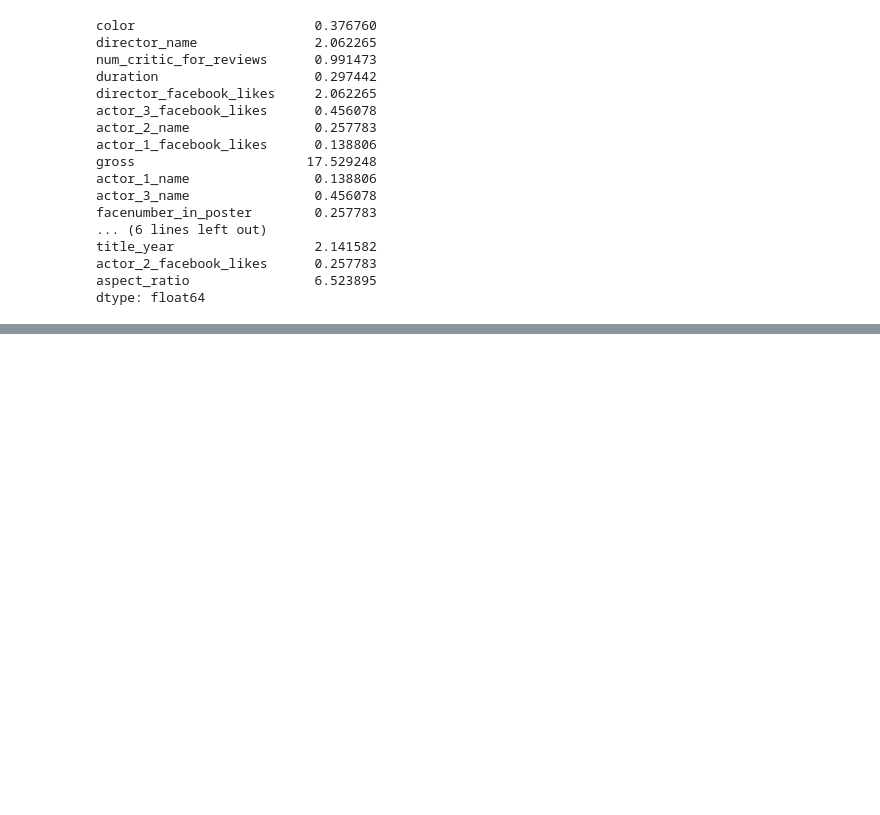
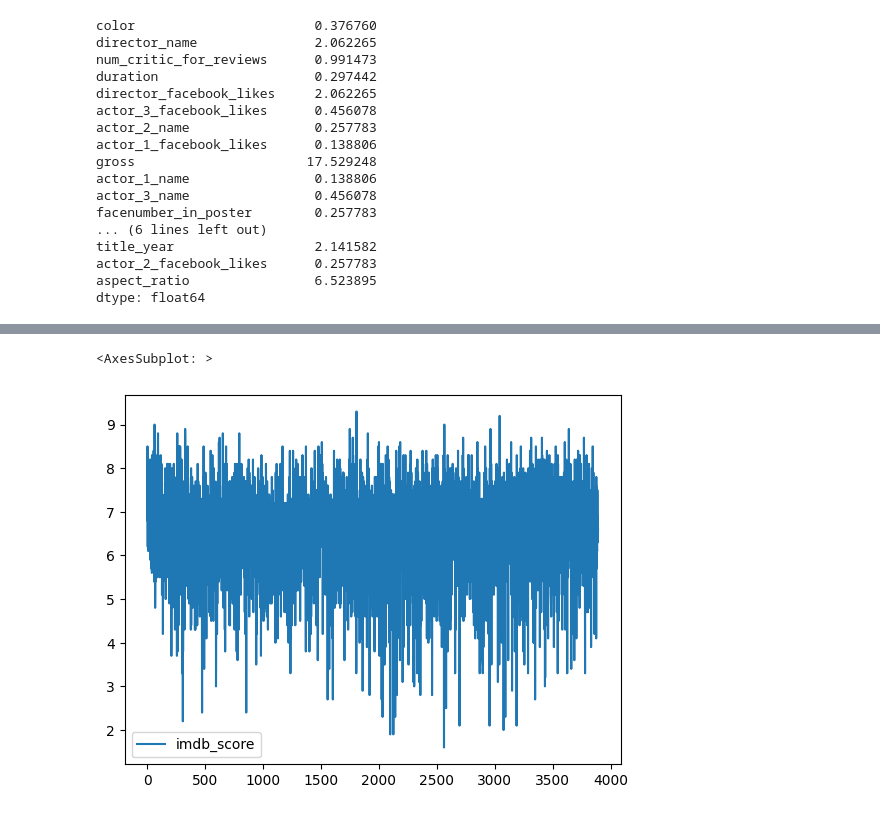
Before and after one commit to pongsapaks/DADS5001, a Jupyter notebook: IMDB.ipynb, the cells around one changed output, grey strips where cells are left out. Cells and saved outputs as stored; diff of their text form; code cells hidden in the pictures; blank space fills up the shorter version.

```diff
--- a/IMDB.ipynb
+++ b/IMDB.ipynb
@@ -74,4 +175,8 @@ df['gross'].plot()
 # %%
 #4.หนังของประเทศไหน ได้รับความนิยมสูง
 p_country = df.loc[:,['country','imdb_score']]
+p_country
 p_country.plot()
+# %% [output]
+<AxesSubplot: >
+[figure, added]
```
Also changed, not shown: parts of 15 cells of this notebook.
